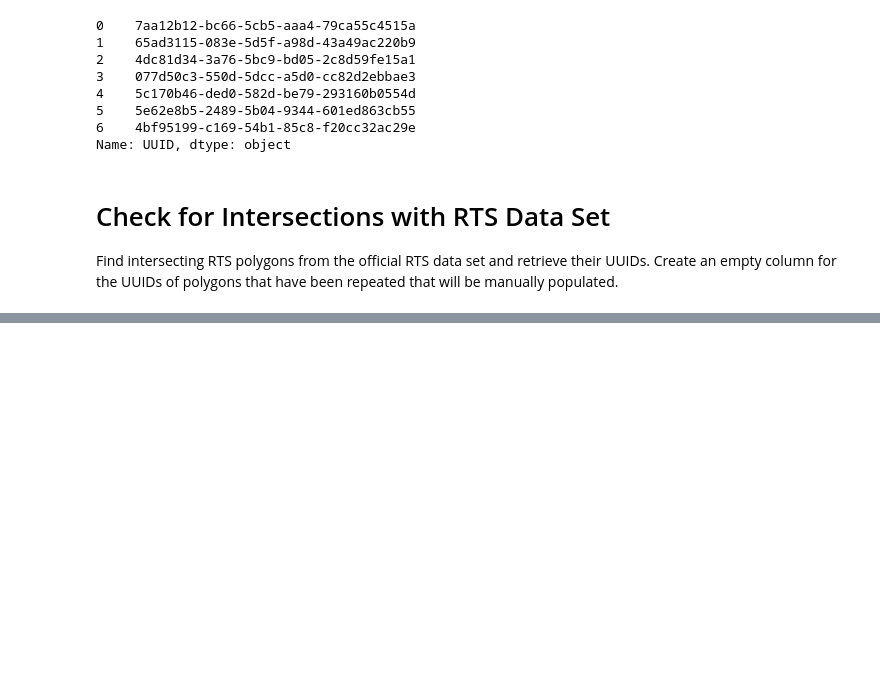
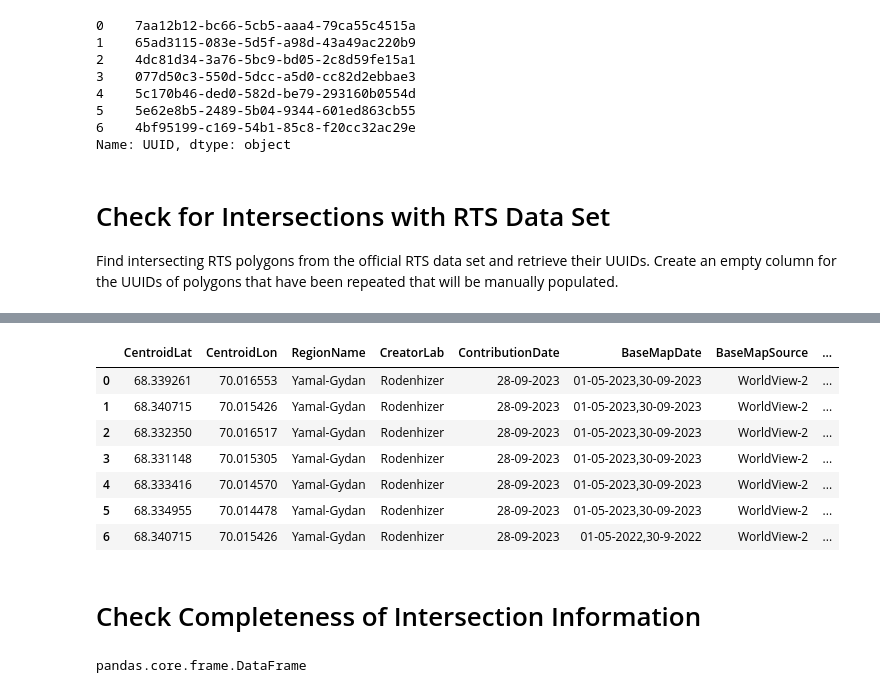
Before and after one commit to HRodenhizer/prep_rts_dataset_scripts, a Jupyter notebook: python/rts_dataset_formatting.ipynb, the cells around one changed output, grey strips where cells are left out. Saved outputs shown, nothing was run; the diff lists cells and outputs as text; code cells hidden in the pictures; blank space fills up the shorter version.

```diff
--- a/python/rts_dataset_formatting.ipynb
+++ b/python/rts_dataset_formatting.ipynb
@@ -377,2 +439,24 @@ NameError: name 'intersection_gdf' is not defined
 # %%
-rts_data.UUID in list(intersection_gdf.UUID_2)
+intersections = []
+for idx in range(0,new_data.shape[0]):
+    new_intersections = get_intersecting_uuids(new_data.iloc[[idx]], new_data.drop([idx]))
+    intersections = intersections + new_intersections
+
+new_data['SelfIntersectionIndices'] = intersections
+
+new_data
+# %% [output]
+|  | CentroidLat | CentroidLon | RegionName | CreatorLab | ContributionDate | BaseMapDate | BaseMapSource | ... |
+| 0 | 68.339261 | 70.016553 | Yamal-Gydan | Rodenhizer | 28-09-2023 | 01-05-2023,30-09-2023 | WorldView-2 | ... |
+| 1 | 68.340715 | 70.015426 | Yamal-Gydan | Rodenhizer | 28-09-2023 | 01-05-2023,30-09-2023 | WorldView-2 | ... |
+| 2 | 68.332350 | 70.016517 | Yamal-Gydan | Rodenhizer | 28-09-2023 | 01-05-2023,30-09-2023 | WorldView-2 | ... |
+| 3 | 68.331148 | 70.015305 | Yamal-Gydan | Rodenhizer | 28-09-2023 | 01-05-2023,30-09-2023 | WorldView-2 | ... |
+| 4 | 68.333416 | 70.014570 | Yamal-Gydan | Rodenhizer | 28-09-2023 | 01-05-2023,30-09-2023 | WorldView-2 | ... |
+| 5 | 68.334955 | 70.014478 | Yamal-Gydan | Rodenhizer | 28-09-2023 | 01-05-2023,30-09-2023 | WorldView-2 | ... |
+| 6 | 68.340715 | 70.015426 | Yamal-Gydan | Rodenhizer | 28-09-2023 | 01-05-2022,30-9-2022 | WorldView-2 | ... |
+# %% [markdown]
+# Check Completeness of Intersection Information
+# %%
+type(overlapping_data.drop(columns='geometry'))
+# %% [output]
+pandas.core.frame.DataFrame
```
Also changed, not shown: parts of 7 cells of this notebook, 1 other file.
